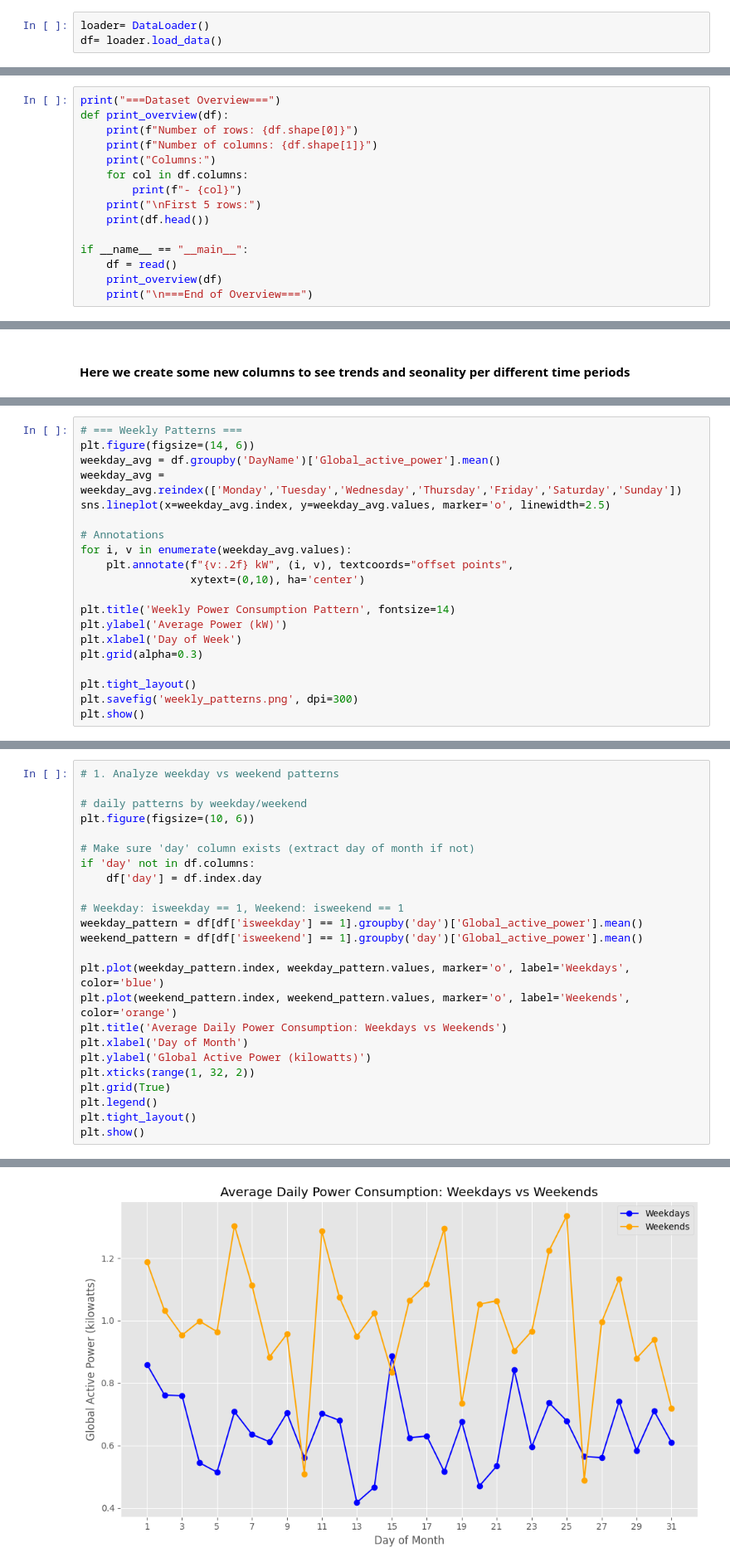
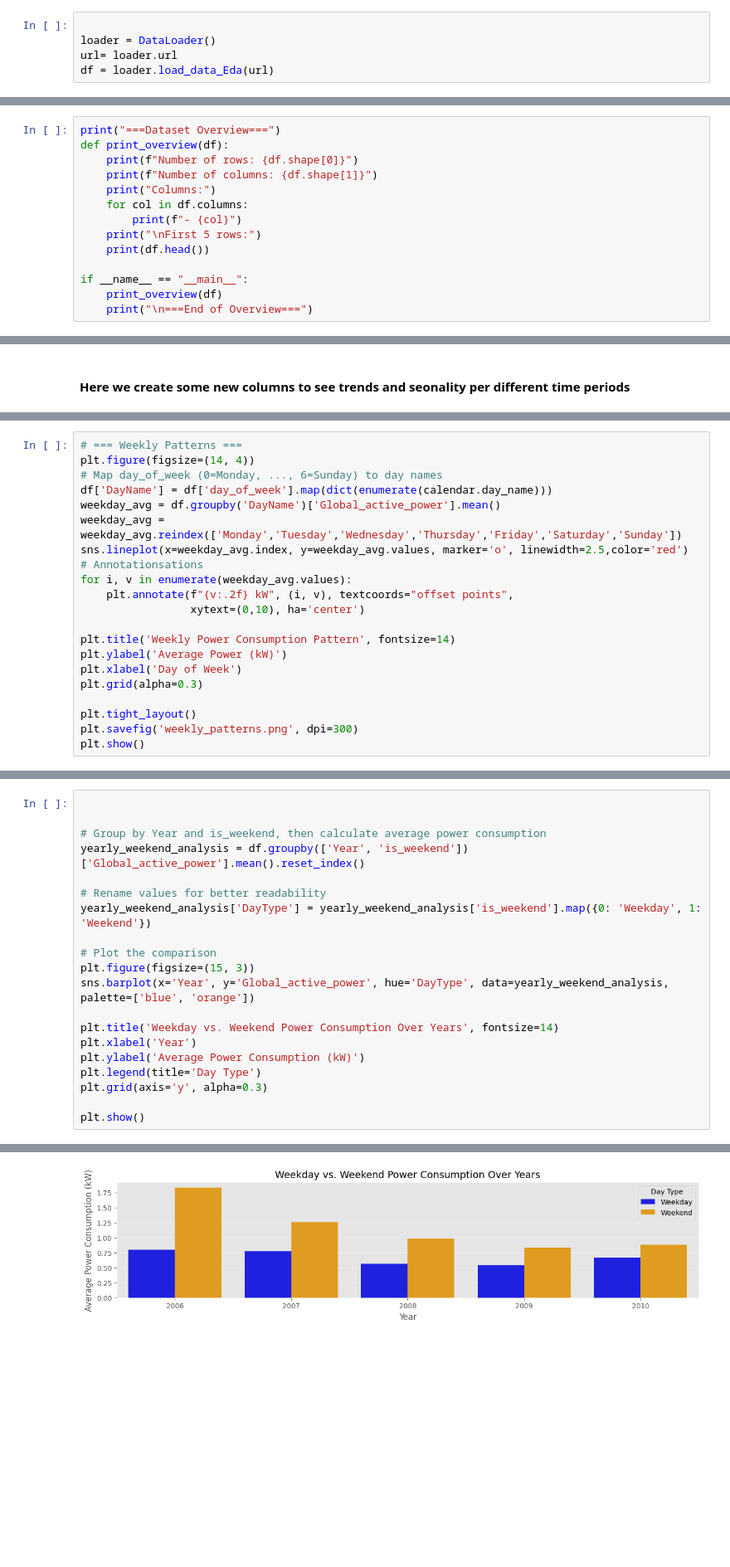
Before and after one commit to bhusalgokarna/Ds_FinalProject, a Jupyter notebook: models/ts_eda.ipynb, the cells around one changed output, grey strips where cells are left out. Shown at 83% size. Saved outputs shown, nothing was run; the diff lists cells and outputs as text; blank space fills up the shorter version.

```diff
--- a/models/ts_eda.ipynb
+++ b/models/ts_eda.ipynb
@@ -12,5 +14,7 @@ plt.style.use('ggplot')
 plt.rcParams['figure.figsize'] = (12, 6)
 sns.set_palette("viridis")
 # %%
-loader= DataLoader()
-df= loader.load_data()
+
+loader = DataLoader()
+url= loader.url
+df = loader.load_data_Eda(url)
@@ -26,7 +32,6 @@ def print_overview(df):
     print(df.head())
 
 if __name__ == "__main__":
-    df = read()
     print_overview(df)
     print("\n===End of Overview===")
 # %% [output]
@@ -384,11 +428,12 @@ plt.show()
 # %%
 # === Weekly Patterns ===
-plt.figure(figsize=(14, 6))
+plt.figure(figsize=(14, 4))
+# Map day_of_week (0=Monday, ..., 6=Sunday) to day names
+df['DayName'] = df['day_of_week'].map(dict(enumerate(calendar.day_name)))
 weekday_avg = df.groupby('DayName')['Global_active_power'].mean()
 weekday_avg = weekday_avg.reindex(['Monday','Tuesday','Wednesday','Thursday','Friday','Saturday','Sunday'])
-sns.lineplot(x=weekday_avg.index, y=weekday_avg.values, marker='o', linewidth=2.5)
-
-# Annotations
+sns.lineplot(x=weekday_avg.index, y=weekday_avg.values, marker='o', linewidth=2.5,color='red')
+# Annotationsations
 for i, v in enumerate(weekday_avg.values):
     plt.annotate(f"{v:.2f} kW", (i, v), textcoords="offset points",
                  xytext=(0,10), ha='center')
@@ -437,25 +541,21 @@ plot_environmental_factors(df)
 # %%
-# 1. Analyze weekday vs weekend patterns
 
-# daily patterns by weekday/weekend
-plt.figure(figsize=(10, 6))
 
-# Make sure 'day' column exists (extract day of month if not)
-if 'day' not in df.columns:
-	df['day'] = df.index.day
+# Group by Year and is_weekend, then calculate average power consumption
+yearly_weekend_analysis = df.groupby(['Year', 'is_weekend'])['Global_active_power'].mean().reset_index()
 
-# Weekday: isweekday == 1, Weekend: isweekend == 1
-weekday_pattern = df[df['isweekday'] == 1].groupby('day')['Global_active_power'].mean()
-weekend_pattern = df[df['isweekend'] == 1].groupby('day')['Global_active_power'].mean()
+# Rename values for better readability
+yearly_weekend_analysis['DayType'] = yearly_weekend_analysis['is_weekend'].map({0: 'Weekday', 1: 'Weekend'})
 
-plt.plot(weekday_pattern.index, weekday_pattern.values, marker='o', label='Weekdays', color='blue')
-plt.plot(weekend_pattern.index, weekend_pattern.values, marker='o', label='Weekends', color='orange')
-plt.title('Average Daily Power Consumption: Weekdays vs Weekends')
-plt.xlabel('Day of Month')
-plt.ylabel('Global Active Power (kilowatts)')
-plt.xticks(range(1, 32, 2))
-plt.grid(True)
-plt.legend()
-plt.tight_layout()
+# Plot the comparison
+plt.figure(figsize=(15, 3))
+sns.barplot(x='Year', y='Global_active_power', hue='DayType', data=yearly_weekend_analysis, palette=['blue', 'orange'])
+
+plt.title('Weekday vs. Weekend Power Consumption Over Years', fontsize=14)
+plt.xlabel('Year')
+plt.ylabel('Average Power Consumption (kW)')
+plt.legend(title='Day Type')
+plt.grid(axis='y', alpha=0.3)
+
 plt.show()
 # %% [output]
@@ -463 +562 @@ plt.show()
-[figure, old version]
+[figure, new version]
```
Also changed, not shown: parts of 38 cells of this notebook, 21 other files.
